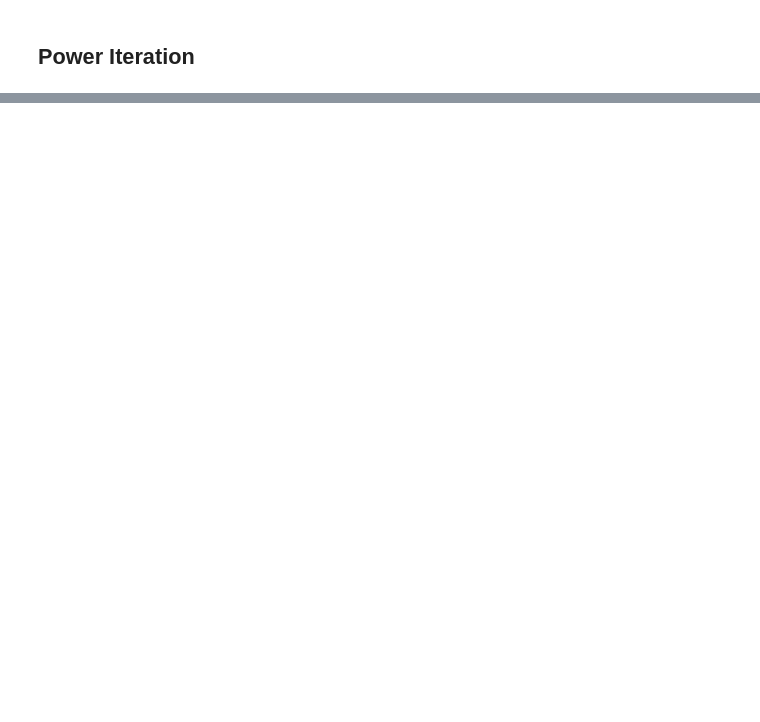
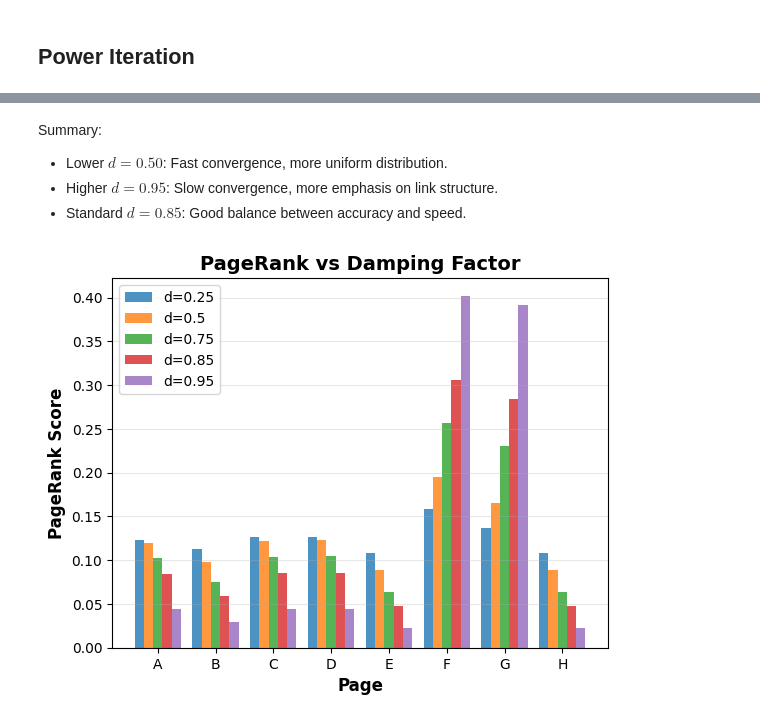
Before and after one commit to vladimir153240/PageRank_Algorithm, a Jupyter notebook: Web-Modelling/Web Modelling and Matrix Definition.ipynb, the cells around one changed output, grey strips where cells are left out. Drawn from its saved outputs; the diff is of its cells as text; code cells hidden in the pictures; blank space fills up the shorter version.

```diff
--- a/Web-Modelling/Web Modelling and Matrix Definition.ipynb
+++ b/Web-Modelling/Web Modelling and Matrix Definition.ipynb
@@ -286,0 +698,12 @@ def build_transition_matrix (adjacent_matrix):
+# %%
+# Test Damping Values
+damping_values = [0.25, 0.5, 0.75, 0.85, 0.95]
+
+results = {}
+
+for d in damping_values:
+    m_prime_web = add_damping(m_web_test,d) #apply damping
+    r_web,history_web = pagerank_power_iteration(m_prime_web,1e-6,1000)
+
+    iterations = len(history_web)
+    results[d] = (r_web,iterations,history_web)
@@ -287,2 +725,9 @@ def build_transition_matrix (adjacent_matrix):
 # %%
-# Stochastic Assertions
+print("\n  d  | Iterations | Spider Trap (F+G) | Main Web (A-E)")
+print("-"*60)
+for d in damping_values:
+    r, iters, _ = results[d]
+    spider = (r[5] + r[6]) * 100
+    main = (sum(r))* 100 - spider
+    print(f" {d:.2f} |     {iters:3d}    |      {spider:5.1f}%      |     {main:5.1f}%")
+print("-"*60)
@@ -290,0 +743,28 @@ def build_transition_matrix (adjacent_matrix):
+# %% [markdown]
+Summary:
+
+* Lower $d = 0.50$: Fast convergence, more uniform distribution.
+* Higher $d = 0.95$: Slow convergence, more emphasis on link structure.
+* Standard $d = 0.85$: Good balance between accuracy and speed.
+# %%
+fig = plt.plot(figsize=(15, 6))
+
+# Plot 1: PageRank scores comparison
+damping_values = sorted(results.keys())
+x = np.arange(len(page_labels))
+width = 0.8 / len(damping_values)
+
+for i, d in enumerate(damping_values):
+    r, _, _ = results[d]
+    offset = (i - len(damping_values)/2) * width + width/2
+    plt.bar(x + offset, r, width, label=f'd={d}', alpha=0.8)
+
+plt.xlabel('Page', fontsize=12, fontweight='bold')
+plt.ylabel('PageRank Score', fontsize=12, fontweight='bold')
+plt.title('PageRank vs Damping Factor', fontsize=14, fontweight='bold')
+plt.xticks(x, page_labels)
+plt.legend()
+plt.grid(axis='y', alpha=0.3)
+plt.show()
+# %% [output]
+[figure, added]
```
Also changed, not shown: parts of 42 cells of this notebook.
